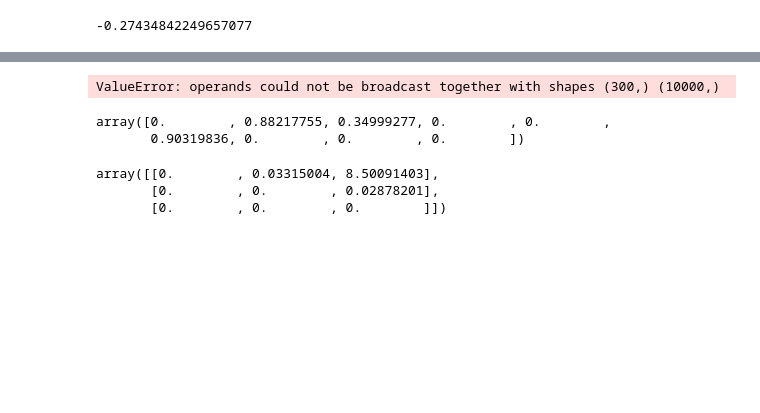
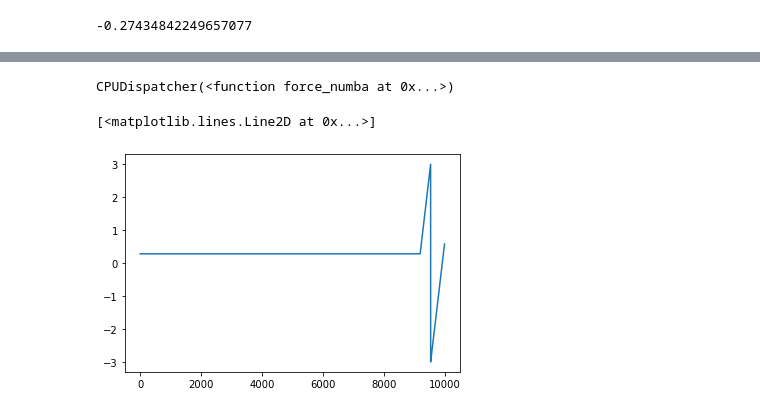
Before and after one commit to MQSchleich/openmd, a Jupyter notebook: notebooks/GPU.ipynb, the cells around one changed output, grey strips where cells are left out. Drawn from its saved outputs; the diff is of its cells as text; code cells hidden in the pictures; blank space fills up the shorter version.

Commit message:
fix sigma epsilon issues

```diff
--- a/notebooks/GPU.ipynb
+++ b/notebooks/GPU.ipynb
@@ -132,11 +132,12 @@ positions = np.random.random((3,3))
 # %%
 from numba import njit
 @njit()
-def distance_old( positions, constants, box_length):
+def force_numba( positions, constants, box_length):
     positions = positions.T
     epsilon, sigma = constants
+    sigma_five= sigma**5
     sigma_six = sigma**6
-    prefactor_lj = 24*epsilon*sigma_six
+    prefactor_lj = 24*epsilon*sigma_five
     num = positions.shape[1]
     distances_sq = np.zeros((num, num))
     forces = np.zeros((positions.shape[0], num))
@@ -150,7 +151,7 @@ def distance_old( positions, constants, box_length):
             distance_six = distance_sq*distance_sq*distance_sq
             distance_eight = distance_six*distance_sq
             prefactor = prefactor_lj*distance_eight
-            bracket = ((2*sigma)*distance_six - 1)
+            bracket = ((2*sigma_six)*distance_six - 1)
             result = prefactor*bracket
             force = result * difference
             forces[:, i] += force
@@ -166,7 +167,7 @@ def distance_old( positions, constants, box_length):
 
             #################
 
-    return forces
+    return forces.T
 # %%
 constants = [1,1]
 positions = np.array([[0,0,0], [1,1, 2]])
@@ -226,17 +214,30 @@ The slowest run took 17.42 times longer than the fastest. This could mean that a
 # %%
-distances_new = distance_new( positions, constants, box_length)
-distances_old = distance_old( positions, constants, box_length)
-np.allclose(np.ravel(distances_old), distances_new)
+dt = 0.000002
+positions = np.load("test_samples/test_sample__n_128_s_0.25_eps_0.25_.npy")
+velocities = np.zeros(positions.shape)
+constants = np.array([0.1, 0.1])
+box_length = np.int32(8)
+sim = Simulator(
+    path = r"./output",
+    title = "test_1",
+    mass = 1,
+    sim_time= 10000*dt ,
+    time_step = dt,
+    initial_values = [positions,velocities],
+    box_length = box_length,
+    force=None,
+    force_constants=constants,
+    integrator=None,
+    periodic=True,
+)
+sim.force = force_numba
+sim.force
 # %% [output]
-ValueError: operands could not be broadcast together with shapes (300,) (10000,)
+CPUDispatcher(<function force_numba at 0x...>)
 # %%
-distances_new
+positions, velocities = sim.simulate()
-# %% [output]
-array([0.        , 0.88217755, 0.34999277, 0.        , 0.        ,
-       0.90319836, 0.        , 0.        , 0.        ])
 # %%
-distances_old**6*0.5**6
+plt.plot(positions[1,1,:].T)
 # %% [output]
-array([[0.        , 0.03315004, 8.50091403],
-       [0.        , 0.        , 0.02878201],
-       [0.        , 0.        , 0.        ]])
+[<matplotlib.lines.Line2D at 0x...>]
+[figure, added]
```
Also changed, not shown: parts of 18 cells of this notebook, 2 other files.
